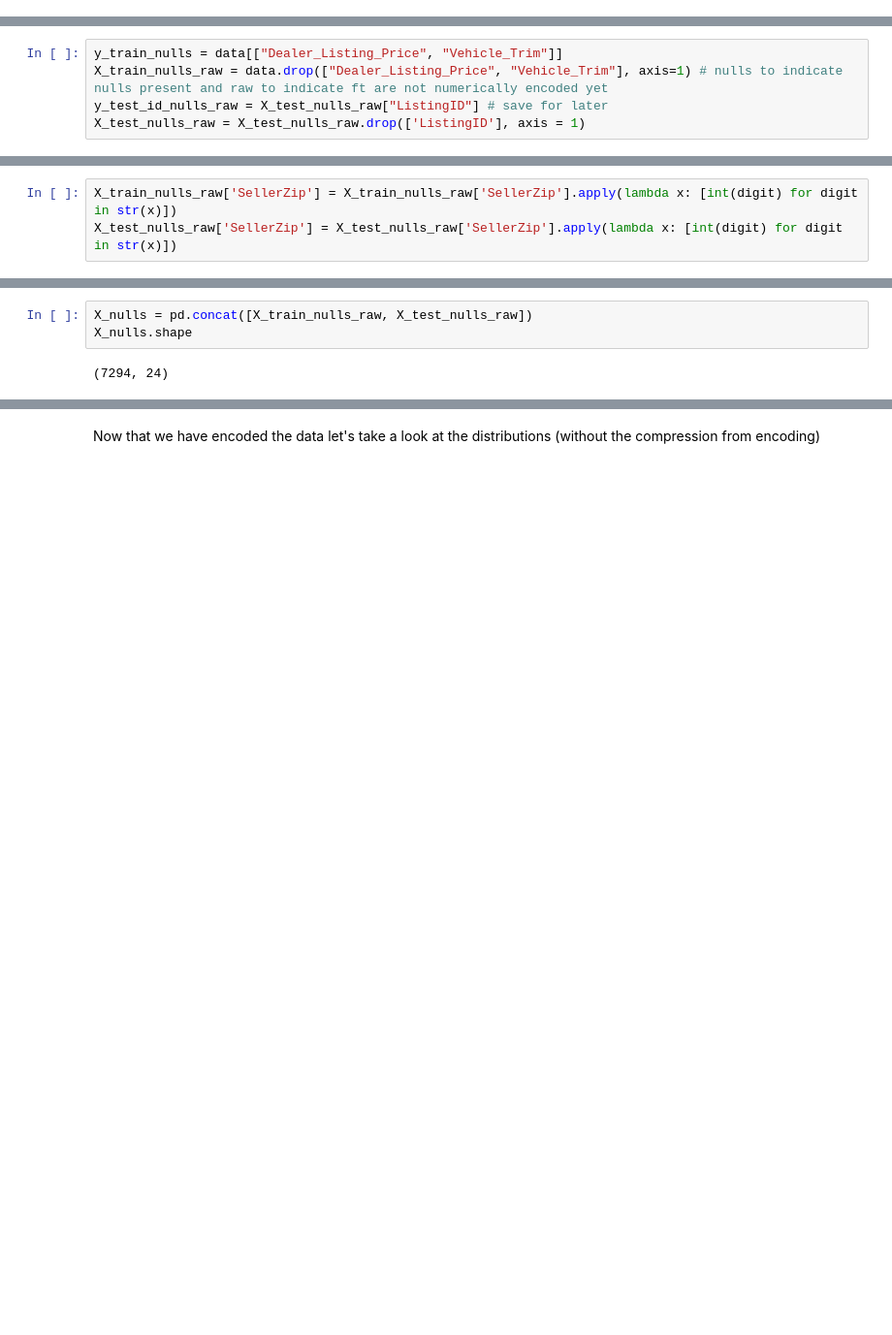
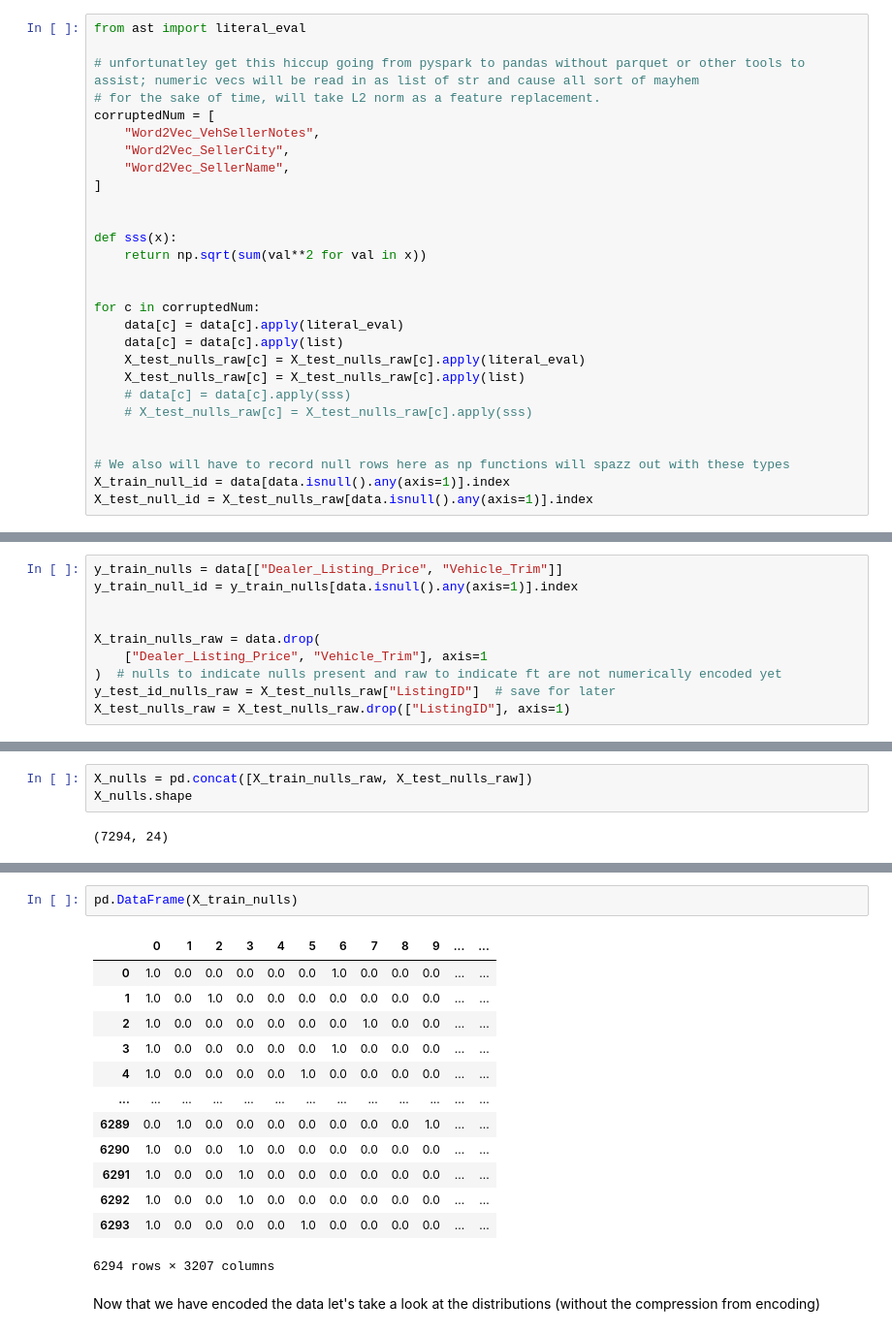
Before and after one commit to gcalbertini/boing, a Jupyter notebook: src/imputationEDA.ipynb, the cells around one changed output, grey strips where cells are left out. Shown at 97% size. Saved outputs shown, nothing was run; the diff lists cells and outputs as text; blank space fills up the shorter version.

```diff
--- a/src/imputationEDA.ipynb
+++ b/src/imputationEDA.ipynb
@@ -46,0 +51,28 @@ memory usage: 181.8+ KB
+# %%
+from ast import literal_eval
+
+# unfortunatley get this hiccup going from pyspark to pandas without parquet or other tools to assist; numeric vecs will be read in as list of str and cause all sort of mayhem
+# for the sake of time, will take L2 norm as a feature replacement.
+corruptedNum = [
+    "Word2Vec_VehSellerNotes",
+    "Word2Vec_SellerCity",
+    "Word2Vec_SellerName",
+]
+
+
+def sss(x):
+    return np.sqrt(sum(val**2 for val in x))
+
+
+for c in corruptedNum:
+    data[c] = data[c].apply(literal_eval)
+    data[c] = data[c].apply(list)
+    X_test_nulls_raw[c] = X_test_nulls_raw[c].apply(literal_eval)
+    X_test_nulls_raw[c] = X_test_nulls_raw[c].apply(list)
+    # data[c] = data[c].apply(sss)
+    # X_test_nulls_raw[c] = X_test_nulls_raw[c].apply(sss)
+
+
+# We also will have to record null rows here as np functions will spazz out with these types
+X_train_null_id = data[data.isnull().any(axis=1)].index
+X_test_null_id = X_test_nulls_raw[data.isnull().any(axis=1)].index
@@ -62,9 +114,14 @@ X_test_nulls_raw
 1000 rows × 25 columns
 # %%
 y_train_nulls = data[["Dealer_Listing_Price", "Vehicle_Trim"]]
-X_train_nulls_raw = data.drop(["Dealer_Listing_Price", "Vehicle_Trim"], axis=1) # nulls to indicate nulls present and raw to indicate ft are not numerically encoded yet
-y_test_id_nulls_raw = X_test_nulls_raw["ListingID"] # save for later
-X_test_nulls_raw = X_test_nulls_raw.drop(['ListingID'], axis = 1)
+y_train_null_id = y_train_nulls[data.isnull().any(axis=1)].index
+
+
+X_train_nulls_raw = data.drop(
+    ["Dealer_Listing_Price", "Vehicle_Trim"], axis=1
+)  # nulls to indicate nulls present and raw to indicate ft are not numerically encoded yet
+y_test_id_nulls_raw = X_test_nulls_raw["ListingID"]  # save for later
+X_test_nulls_raw = X_test_nulls_raw.drop(["ListingID"], axis=1)
 # %% [markdown]
 We note some features that only have two options and are binarized. Recall that OrdinalEncoder is suitable for categorical variables with a meaningful order. OneHotEncoder is suitable for categorical variables without a natural specific order and can be used to binarize. Seller rating is tricky to deal with as it's a numeric categorical feature as ratings are still an ordinal measure (what does 3.5 rating - 2.0 vs 1.0 + 5.0 rating even mean??) Before we tend to these pipelines simplify the codification of ext/int colors as there is a lot of repetition.
 # %%
@@ -148,9 +217,6 @@ print(X_test_nulls_raw["VehColorExt"].unique(), len(X_test_nulls_raw["VehColorIn
  'mocha'] 22
 # %% [markdown]
 We also want to make zip codes like 12345 to [1,2,3,4,5] vectors
-# %%
-X_train_nulls_raw['SellerZip'] = X_train_nulls_raw['SellerZip'].apply(lambda x: [int(digit) for digit in str(x)])
-X_test_nulls_raw['SellerZip'] = X_test_nulls_raw['SellerZip'].apply(lambda x: [int(digit) for digit in str(x)])
 # %%
 X_train_nulls_raw.columns, X_train_nulls_raw.shape, X_test_nulls_raw.shape
 # %% [output]
@@ -238,3 +333,19 @@ X_train_nulls.shape, X_test_nulls.shape
+# %%
+pd.DataFrame(X_train_nulls)
+# %% [output]
+|  | 0 | 1 | 2 | 3 | 4 | 5 | 6 | 7 | 8 | 9 | ... | ... |
+| 0 | 1.0 | 0.0 | 0.0 | 0.0 | 0.0 | 0.0 | 1.0 | 0.0 | 0.0 | 0.0 | ... | ... |
+| 1 | 1.0 | 0.0 | 1.0 | 0.0 | 0.0 | 0.0 | 0.0 | 0.0 | 0.0 | 0.0 | ... | ... |
+| 2 | 1.0 | 0.0 | 0.0 | 0.0 | 0.0 | 0.0 | 0.0 | 1.0 | 0.0 | 0.0 | ... | ... |
+| 3 | 1.0 | 0.0 | 0.0 | 0.0 | 0.0 | 0.0 | 1.0 | 0.0 | 0.0 | 0.0 | ... | ... |
+| 4 | 1.0 | 0.0 | 0.0 | 0.0 | 0.0 | 1.0 | 0.0 | 0.0 | 0.0 | 0.0 | ... | ... |
+| ... | ... | ... | ... | ... | ... | ... | ... | ... | ... | ... | ... | ... |
+| 6289 | 0.0 | 1.0 | 0.0 | 0.0 | 0.0 | 0.0 | 0.0 | 0.0 | 0.0 | 1.0 | ... | ... |
+| 6290 | 1.0 | 0.0 | 0.0 | 1.0 | 0.0 | 0.0 | 0.0 | 0.0 | 0.0 | 0.0 | ... | ... |
+| 6291 | 1.0 | 0.0 | 0.0 | 1.0 | 0.0 | 0.0 | 0.0 | 0.0 | 0.0 | 0.0 | ... | ... |
+| 6292 | 1.0 | 0.0 | 0.0 | 1.0 | 0.0 | 0.0 | 0.0 | 0.0 | 0.0 | 0.0 | ... | ... |
+| 6293 | 1.0 | 0.0 | 0.0 | 0.0 | 0.0 | 1.0 | 0.0 | 0.0 | 0.0 | 0.0 | ... | ... |
+6294 rows × 3207 columns
 # %% [markdown]
 Now that we have encoded the data let's take a look at the distributions (without the compression from encoding)
 # %%
```
Also changed, not shown: parts of 19 cells of this notebook, 1 other file.
